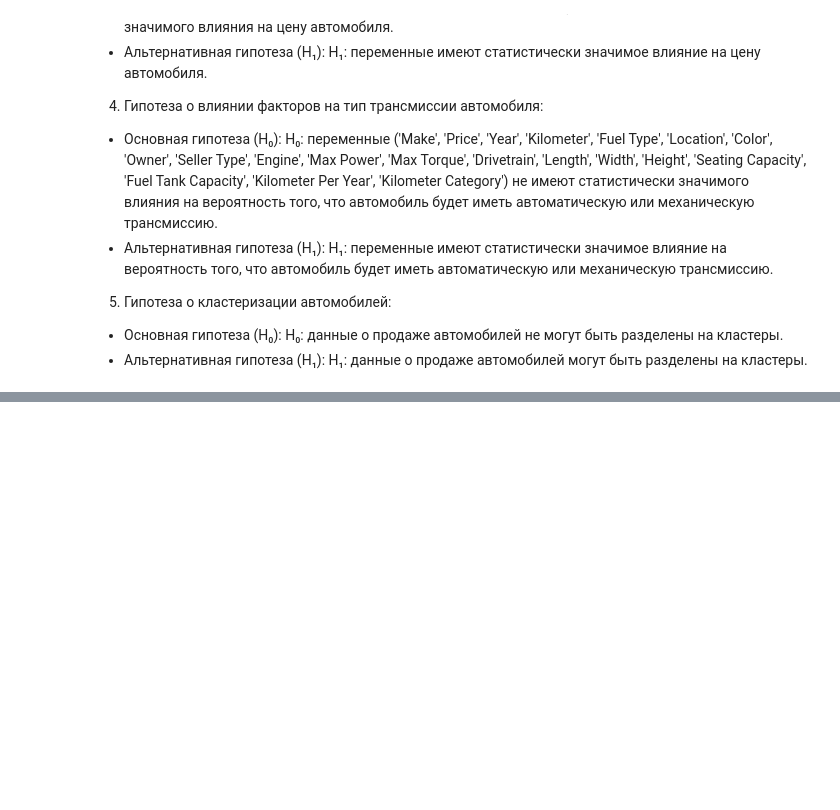
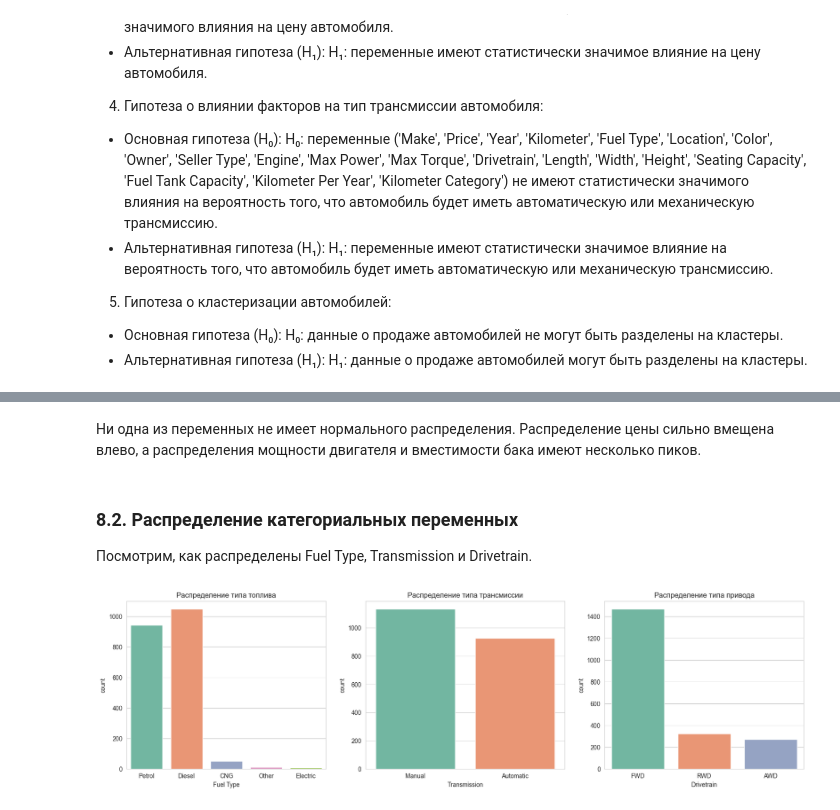
Before and after one commit to brshtsk/hell-in-python, a Jupyter notebook: Проект-авто.ipynb, the cells around one changed output, grey strips where cells are left out. Drawn from its saved outputs; the diff is of its cells as text; code cells hidden in the pictures; blank space fills up the shorter version.

```diff
--- a/Проект-авто.ipynb
+++ b/Проект-авто.ipynb
@@ -304,0 +345,25 @@ H₁: данные о продаже автомобилей могут быть
+# %% [markdown]
+Ни одна из переменных не имеет нормального распределения. Распределение цены сильно вмещена влево, а распределения мощности двигателя и вместимости бака имеют несколько пиков.
+# %% [markdown]
+### 8.2. Распределение категориальных переменных
+
+Посмотрим, как распределены Fuel Type, Transmission и Drivetrain.
+# %%
+fig, axes = plt.subplots(1, 3, figsize=(20, 5))
+
+df_fuel = df.copy()
+df_fuel['Fuel Type'] = df_fuel['Fuel Type'].apply(
+    lambda x: x if x in ['Petrol', 'Diesel', 'CNG', 'Electric'] else 'Other')
+
+sns.countplot(x='Fuel Type', data=df_fuel, ax=axes[0], palette='Set2')
+axes[0].set_title('Распределение типа топлива')
+
+sns.countplot(x='Transmission', data=df, ax=axes[1], palette='Set2')
+axes[1].set_title('Распределение типа трансмиссии')
+
+sns.countplot(x='Drivetrain', data=df, ax=axes[2], palette='Set2')
+axes[2].set_title('Распределение типа привода')
+
+plt.show()
+# %% [output]
+[figure, added]
```
Also changed, not shown: parts of 33 cells of this notebook.
